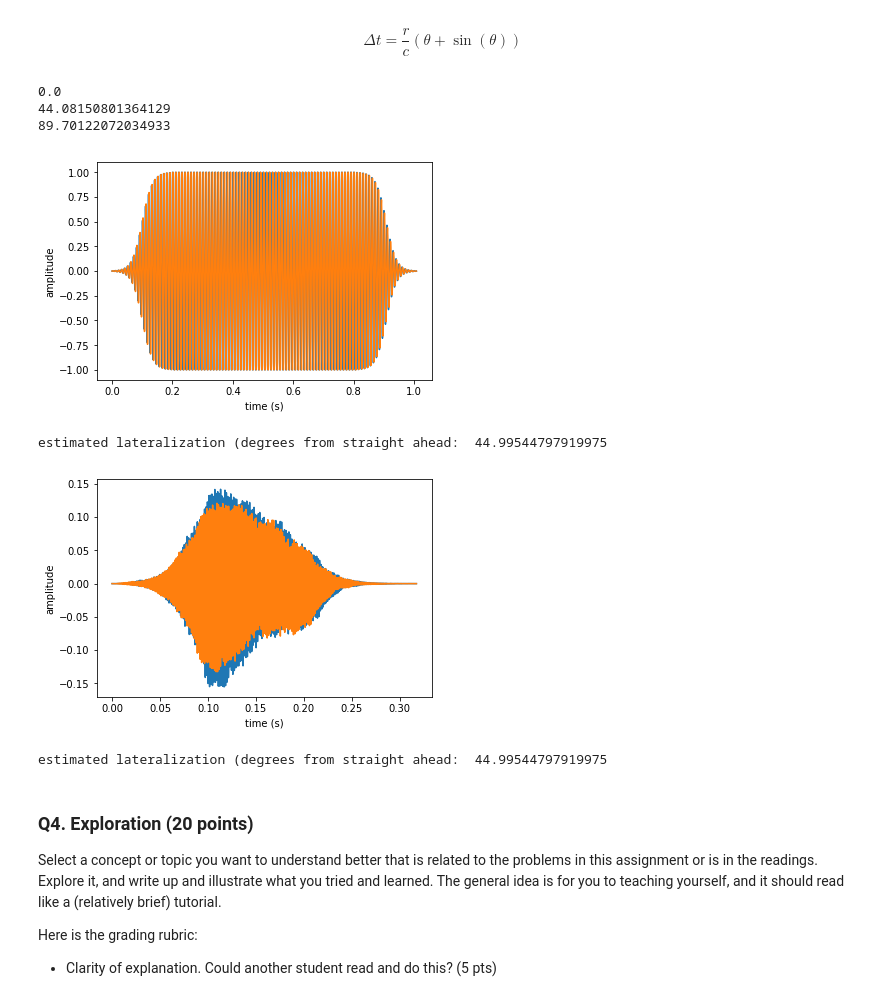
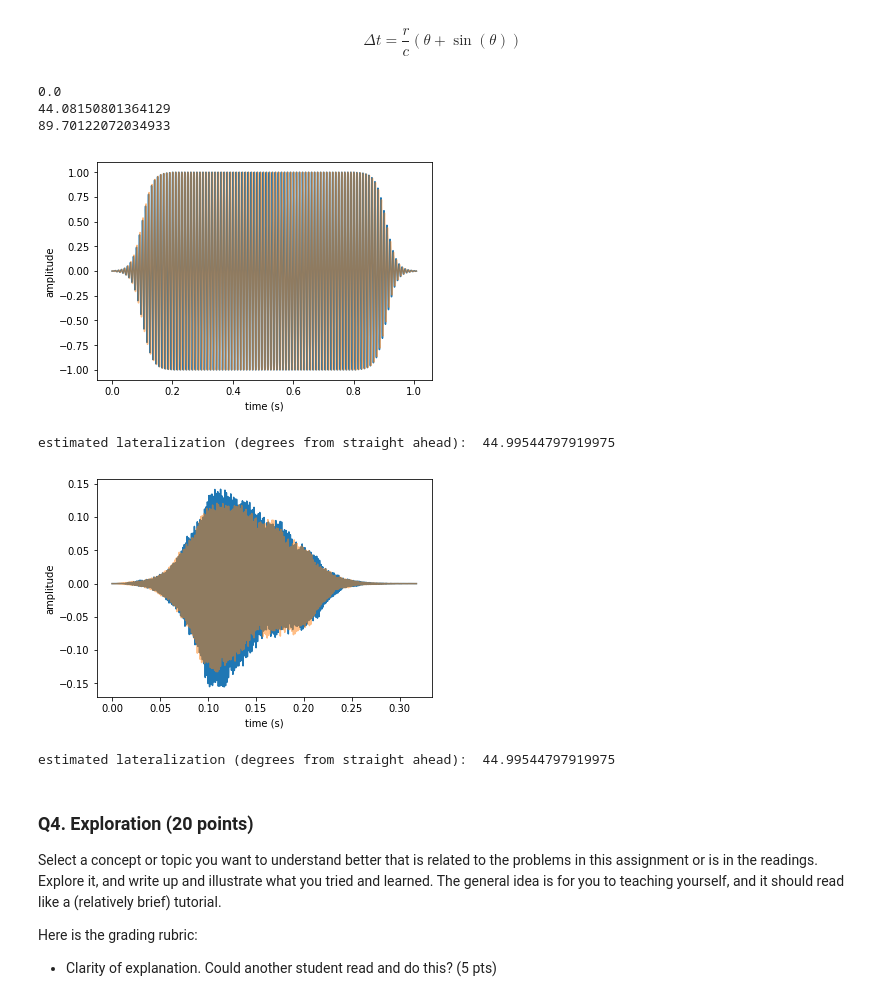
Before and after one commit to brennanmcfarland/computational-perception-class, a Jupyter notebook: CP-A3-bfm21.ipynb, the cells around one changed output. Drawn from its saved outputs; the diff is of its cells as text; code cells hidden in the pictures.

```diff
--- a/CP-A3-bfm21.ipynb
+++ b/CP-A3-bfm21.ipynb
@@ -197,13 +197,14 @@ def get_example_sounds():
 
     return sine_sound_wave, real_sound_wave
 # %%
-angle = -45
-
-sine_sound_wave, real_sound_wave = get_example_sounds()
-
-for sound_wave in (sine_sound_wave, real_sound_wave):
-    stereo_sound, channel_1, channel_2 = stereo_and_ramp(sound_wave.codomain, angle, sound_wave.srate, .2)
+def play_and_plot(stereo_sound, sound_wave, xlabel='time (s)', ylabel='amplitude', overlay_channels=False):
     play_sound(stereo_sound, sound_wave.srate, channels=2)
     sound_len = len(stereo_sound[:, 0])
-    plot_wave(np.linspace(0, sound_len / sound_wave.srate, sound_len), stereo_sound[:, 0], ylabel='amplitude')
-    plot_wave(np.linspace(0, sound_len / sound_wave.srate, sound_len), stereo_sound[:, 1], ylabel='amplitude')
+    if overlay_channels:
+        alpha = .5
+    else:
+        alpha = 1
+    plot_wave(np.linspace(0, sound_len / sound_wave.srate, sound_len), stereo_sound[:, 0], xlabel=xlabel, ylabel=ylabel,
+              show=not overlay_channels)
+    plot_wave(np.linspace(0, sound_len / sound_wave.srate, sound_len), stereo_sound[:, 1], xlabel=xlabel, ylabel=ylabel,
+             alpha=alpha)
@@ -354,37 +363,34 @@ $$ \Delta t = \frac{r}{c} (\theta+\sin(\theta)) $$
 # %%
 # I'm just using the scipy optimization library to iteratively solve for theta
 def itd_to_angle(itd):
     result = minimize_scalar(lambda x: abs(get_itd(x) - itd))
     return result.x
 
 # test against a few representative cases (known from previous inputs)
 print(itd_to_angle(0)) # 0 degrees
 print(itd_to_angle(.008)) # 45 degrees
 print(itd_to_angle(.0234)) # 90 degrees
 
 # and illustrate with examples
 
 angle = -45
 
 sine_sound_wave, real_sound_wave = get_example_sounds()
 
 for sound_wave in (sine_sound_wave, real_sound_wave):
     stereo_sound, channel_1, channel_2 = stereo_and_ramp(sound_wave.codomain, angle, sound_wave.srate, .2)
-    play_sound(stereo_sound, sound_wave.srate, channels=2)
-    sound_len = len(stereo_sound[:, 0])
-    # the real plots look slightly off because the ramp affects the delayed sound differently
-    plot_wave(np.linspace(0, sound_len / sound_wave.srate, sound_len), stereo_sound[:, 0], ylabel='amplitude', show=False)
-    plot_wave(np.linspace(0, sound_len / sound_wave.srate, sound_len), stereo_sound[:, 1], ylabel='amplitude', show=True)
+    play_and_plot(stereo_sound, sound_wave, overlay_channels=True)
+
     estimated_angle = itd_to_angle(stereo_to_itd(stereo_sound, sound_wave.srate))
-    print('estimated lateralization (degrees from straight ahead: ', estimated_angle)
+    print('estimated lateralization (degrees from straight ahead): ', estimated_angle)
 # %% [output]
 0.0
 44.08150801364129
 89.70122072034933
-[figure, old version]
+[figure, new version]
-estimated lateralization (degrees from straight ahead:  44.99544797919975
+estimated lateralization (degrees from straight ahead):  44.99544797919975
-[figure, old version]
+[figure, new version]
-estimated lateralization (degrees from straight ahead:  44.99544797919975
+estimated lateralization (degrees from straight ahead):  44.99544797919975
 # %% [markdown]
 ### Q4. Exploration (20 points)
 
```
Also changed, not shown: parts of 7 cells of this notebook.
